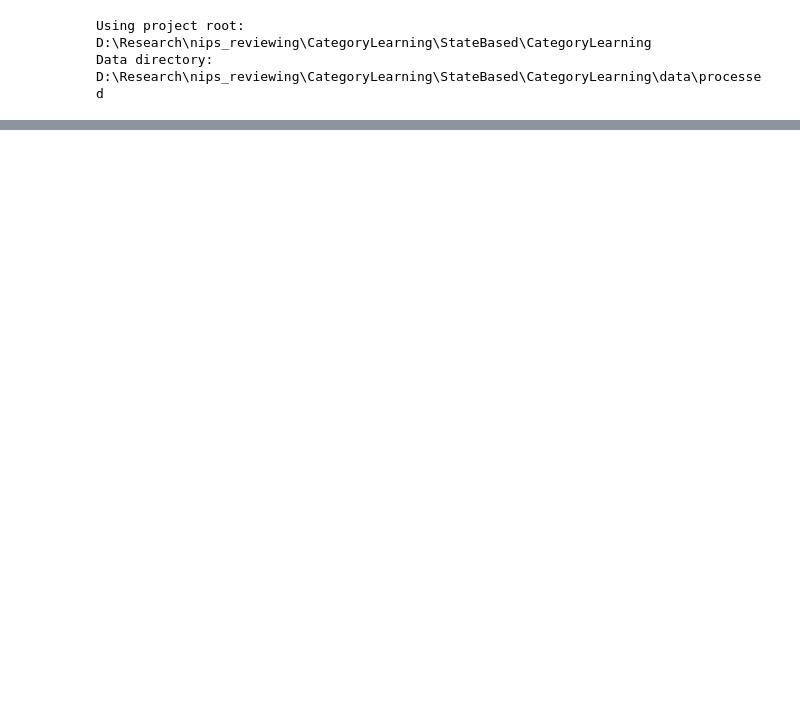
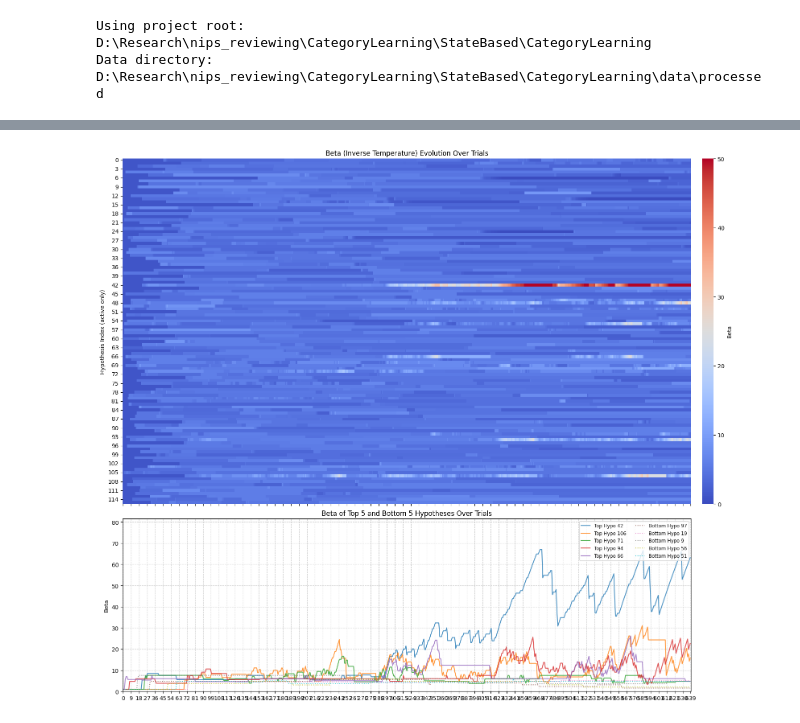
Before and after one commit to yjiong0228/CategoryLearning, a Jupyter notebook: notebooks/Bayesian_state.ipynb, the cells around one changed output, grey strips where cells are left out. Cells and saved outputs as stored; diff of their text form; code cells hidden in the pictures; blank space fills up the shorter version.

```diff
--- a/notebooks/Bayesian_state.ipynb
+++ b/notebooks/Bayesian_state.ipynb
@@ -302,0 +362,65 @@ plt.show()
+# %%
+# Plot Beta Evolution Over Trials (Top 5 and Bottom 5)
+if has_beta_log:
+    beta_array = np.array(beta_log).T  # shape: [n_hypos, n_trials]
+    n_trials_beta = beta_array.shape[1]
+
+    # Calculate bottom 5 indices based on sum of posterior (least likely hypotheses)
+    post_sum_hypo = np.sum(posterior_log, axis=0)
+    bottom5_indices = np.argsort(post_sum_hypo)[:5]
+
+    # Create figure with 2 subplots: heatmap, top/bottom hypotheses line plot
+    fig, axes = plt.subplots(2, 2, figsize=(16, 14), sharex='col',
+                             gridspec_kw={'height_ratios': [2, 1], 'width_ratios': [50, 1]})
+    ax_heatmap = axes[0, 0]
+    ax_cbar = axes[0, 1]
+    ax_line = axes[1, 0]
+    ax_stats = axes[1, 1]
+    axes[1, 1].axis('off')
+
+
+    # 1. Beta Heatmap
+    active_ever = np.any(beta_array > 0.1, axis=1)
+    if np.any(active_ever):
+        beta_active = beta_array[active_ever]
+        sns.heatmap(beta_active, cmap="coolwarm", ax=ax_heatmap, cbar_ax=ax_cbar,
+                    cbar_kws={'label': 'Beta'}, vmin=0, vmax=50)
+        ax_heatmap.set_ylabel("Hypothesis Index (active only)")
+    else:
+        sns.heatmap(beta_array, cmap="coolwarm", ax=ax_heatmap, cbar_ax=ax_cbar,
+                    cbar_kws={'label': 'Beta'}, vmin=0, vmax=50)
+        ax_heatmap.set_ylabel("Hypothesis Index")
+    ax_heatmap.set_title("Beta (Inverse Temperature) Evolution Over Trials")
+
+    # 2. Line plot for top 5 and bottom 5 hypotheses
+    # Helper to plot a set of indices
+    def plot_beta_lines(indices, label_prefix, linestyle):
+        for hypo_index in indices:
+            if hypo_index < beta_array.shape[0]:
+                beta_over_time = beta_array[hypo_index, :]
+                ax_line.plot(np.arange(n_trials_beta), beta_over_time,
+                            linestyle=linestyle, label=f'{label_prefix} Hypo {hypo_index}', alpha=0.8)
+
+    plot_beta_lines(top5_indices, 'Top', '-')
+    plot_beta_lines(bottom5_indices, 'Bottom', ':')
+
+    ax_line.set_ylabel('Beta')
+    # Adjust Y-limit based on max of plotted lines
+    combined_indices = np.concatenate([top5_indices, bottom5_indices])
+    valid_indices = combined_indices[combined_indices < beta_array.shape[0]]
+    if len(valid_indices) > 0:
+        ma_val = np.max(beta_array[valid_indices])
+        ax_line.set_ylim(0, min(100, ma_val * 1.2 + 1))
+
+    ax_line.grid(True, linestyle='--', alpha=0.6)
+    ax_line.legend(loc='upper right', ncol=2, fontsize='small')
+    ax_line.set_title(f'Beta of Top 5 and Bottom 5 Hypotheses Over Trials')
+
+
+
+    plt.tight_layout()
+    plt.show()
+else:
+    print("No beta evolution data available to plot.")
+# %% [output]
+[figure, added]
```
Also changed, not shown: parts of 11 cells of this notebook, 19 other files.
